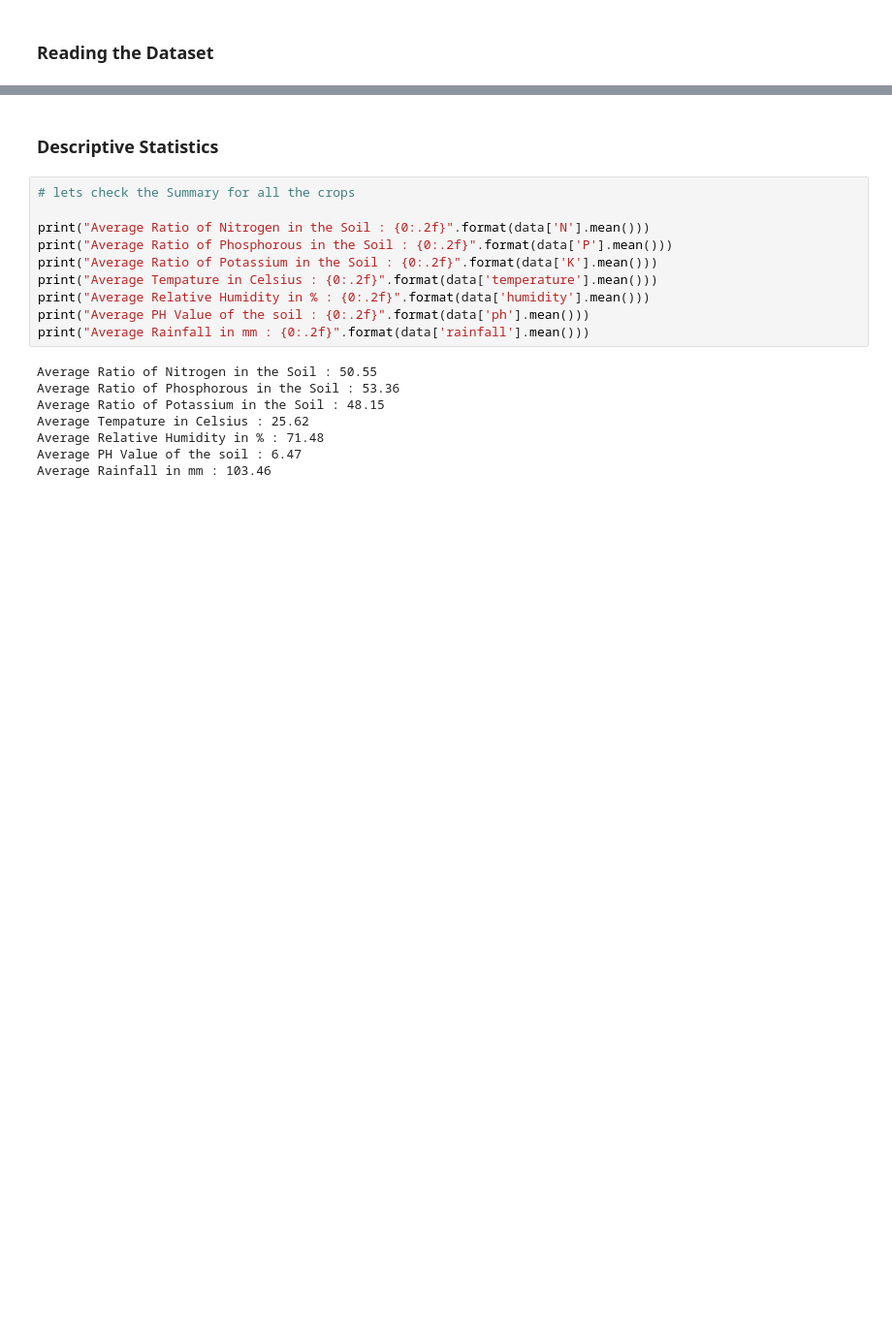
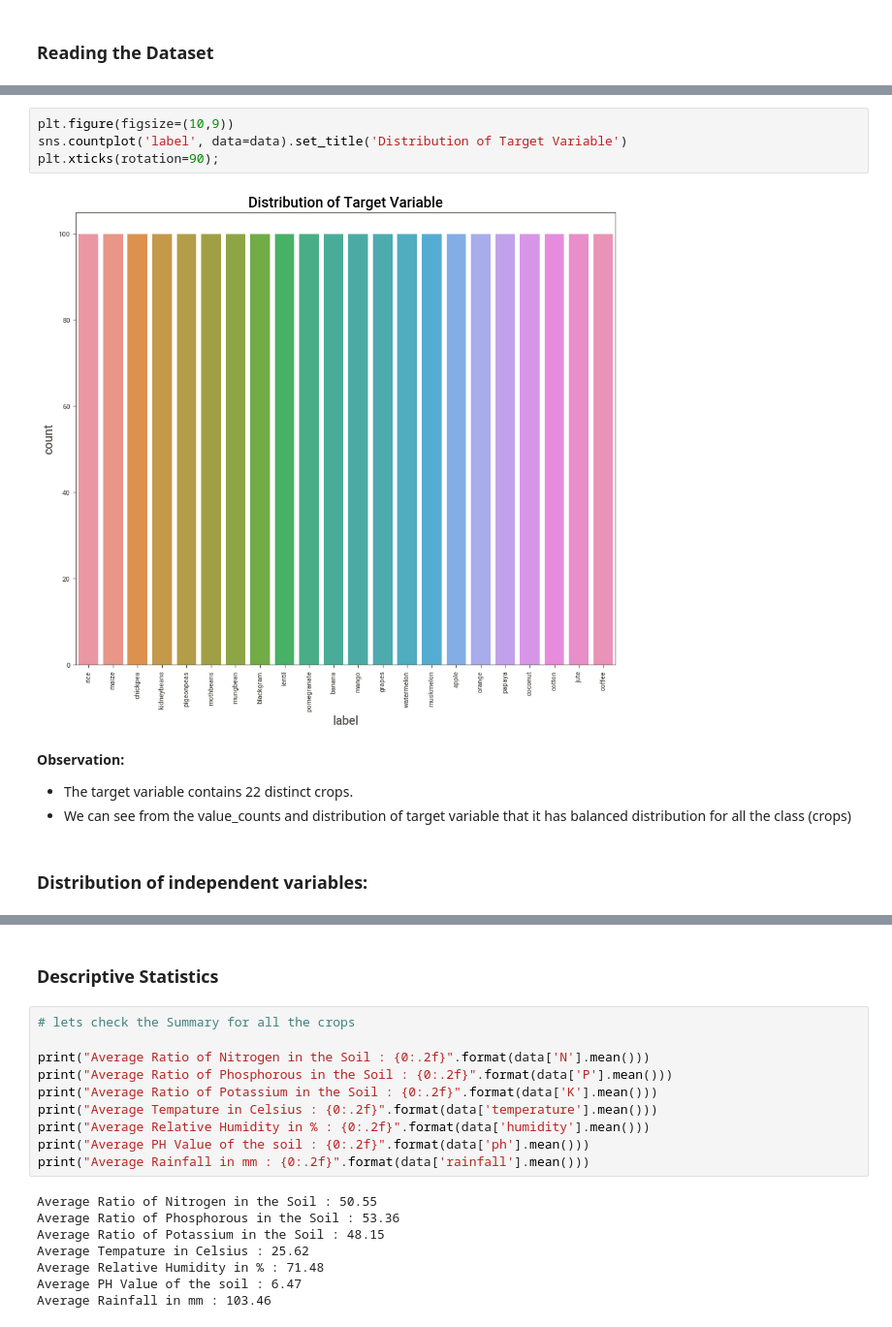
Before and after one commit to snehavaragiri/AgricultureProduction, a Jupyter notebook: Optimizing Agricultural Production.ipynb, the cells around one changed output, grey strips where cells are left out. Shown at 97% size. Drawn from its saved outputs; the diff is of its cells as text; blank space fills up the shorter version.

```diff
--- a/Optimizing Agricultural Production.ipynb
+++ b/Optimizing Agricultural Production.ipynb
@@ -78 +189,13 @@ mungbean       100
 Name: label, dtype: int64
+# %%
+plt.figure(figsize=(10,9))
+sns.countplot('label', data=data).set_title('Distribution of Target Variable')
+plt.xticks(rotation=90);
+# %% [output]
+[figure, added]
+# %% [markdown]
+**Observation:**
+- The target variable contains 22 distinct crops.
+- We can see from the value_counts and distribution of target variable that it has balanced distribution for all the class (crops)
+# %% [markdown]
+### Distribution of independent variables:
```
Also changed, not shown: parts of 52 cells of this notebook.
